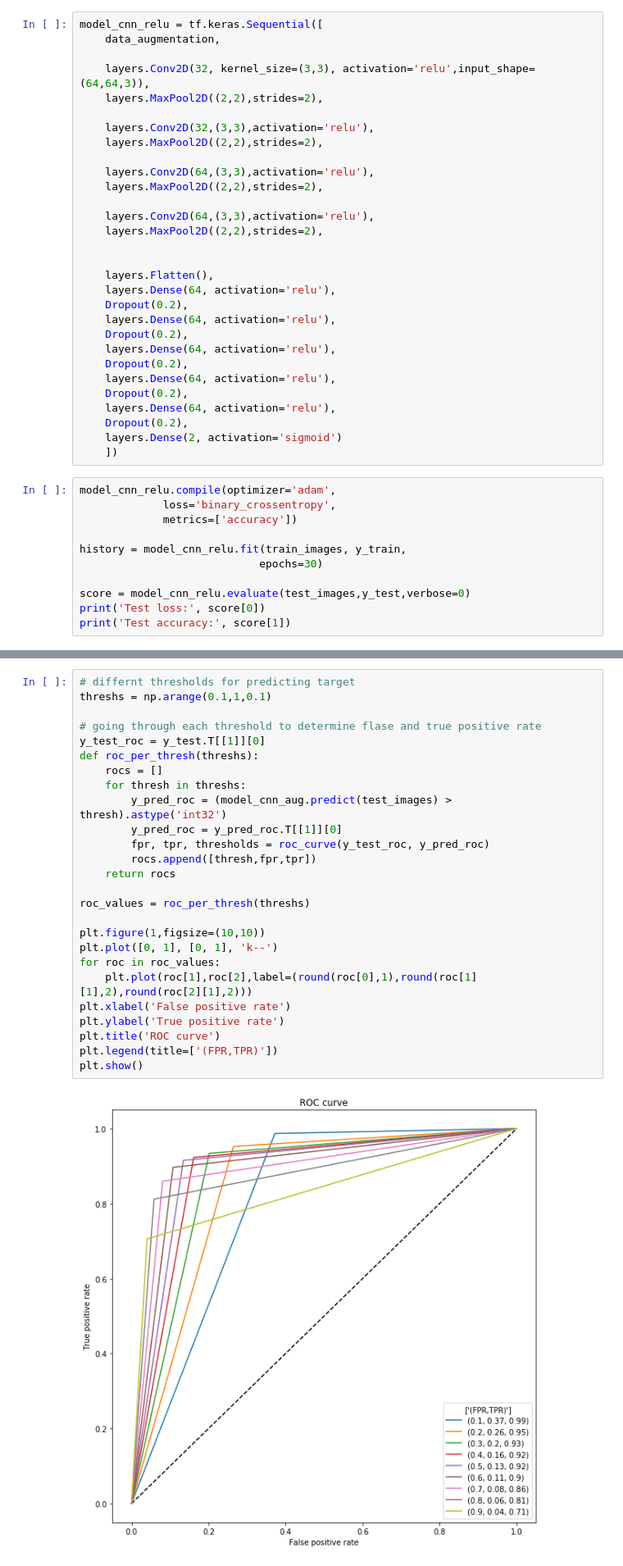
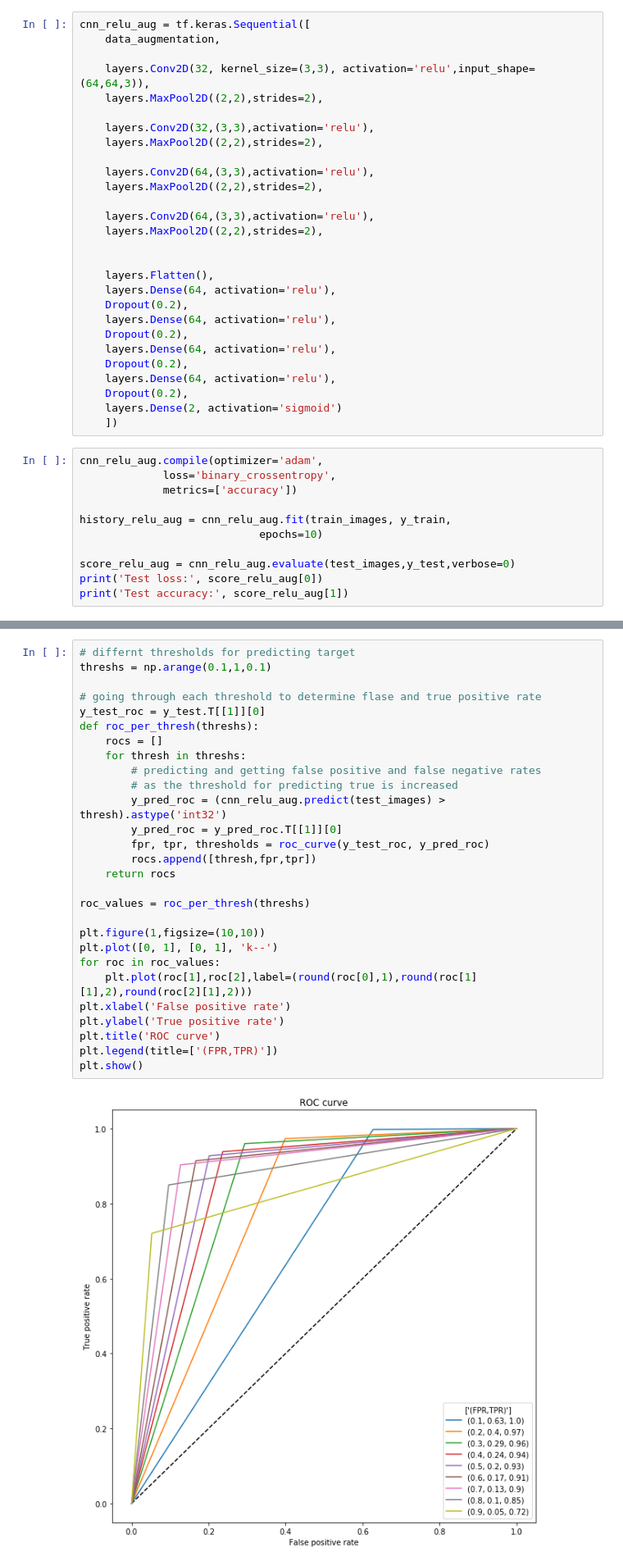
Before and after one commit to laurenphipps/x-ray-neuralnet, a Jupyter notebook: Final-Notebook.ipynb, the cells around one changed output, grey strips where cells are left out. Shown at 82% size. Drawn from its saved outputs; the diff is of its cells as text.

Commit message:
adjusted models one last time

```diff
--- a/Final-Notebook.ipynb
+++ b/Final-Notebook.ipynb
@@ -435,5 +486,5 @@ The reason this model underperformed was that only using 2 hidden layers does no
 # %%
-model_cnn_relu = tf.keras.Sequential([
+cnn_relu_aug = tf.keras.Sequential([
     data_augmentation,
 
     layers.Conv2D(32, kernel_size=(3,3), activation='relu',input_shape=(64,64,3)),
@@ -458,19 +509,17 @@ model_cnn_relu = tf.keras.Sequential([
     Dropout(0.2),
     layers.Dense(64, activation='relu'),
     Dropout(0.2),
-    layers.Dense(64, activation='relu'),
-    Dropout(0.2),
     layers.Dense(2, activation='sigmoid')
     ])
 # %%
-model_cnn_relu.compile(optimizer='adam',
+cnn_relu_aug.compile(optimizer='adam',
              loss='binary_crossentropy',
              metrics=['accuracy'])
 
-history = model_cnn_relu.fit(train_images, y_train,
-                            epochs=30)
+history_relu_aug = cnn_relu_aug.fit(train_images, y_train,
+                            epochs=10)
 
-score = model_cnn_relu.evaluate(test_images,y_test,verbose=0)
-print('Test loss:', score[0])
-print('Test accuracy:', score[1])
+score_relu_aug = cnn_relu_aug.evaluate(test_images,y_test,verbose=0)
+print('Test loss:', score_relu_aug[0])
+print('Test accuracy:', score_relu_aug[1])
 # %% [output]
@@ -564,31 +613,33 @@ For this project, we focused on the recall and accuracy score. With identifying
 # %%
 # differnt thresholds for predicting target
 threshs = np.arange(0.1,1,0.1)
 
 # going through each threshold to determine flase and true positive rate
 y_test_roc = y_test.T[[1]][0]
 def roc_per_thresh(threshs):
     rocs = []
     for thresh in threshs:
-        y_pred_roc = (model_cnn_aug.predict(test_images) > thresh).astype('int32')
+        # predicting and getting false positive and false negative rates
+        # as the threshold for predicting true is increased
+        y_pred_roc = (cnn_relu_aug.predict(test_images) > thresh).astype('int32')
         y_pred_roc = y_pred_roc.T[[1]][0]
         fpr, tpr, thresholds = roc_curve(y_test_roc, y_pred_roc)
         rocs.append([thresh,fpr,tpr])
     return rocs
 
 roc_values = roc_per_thresh(threshs)
 
 plt.figure(1,figsize=(10,10))
 plt.plot([0, 1], [0, 1], 'k--')
 for roc in roc_values:
     plt.plot(roc[1],roc[2],label=(round(roc[0],1),round(roc[1][1],2),round(roc[2][1],2)))
 plt.xlabel('False positive rate')
 plt.ylabel('True positive rate')
 plt.title('ROC curve')
 plt.legend(title=['(FPR,TPR)'])
 plt.show()
 # %% [output]
-[figure, old version]
+[figure, new version]
 # %% [markdown]
 #### Metrics (recall, f1, accuracy)
 # %%
```
Also changed, not shown: parts of 21 cells of this notebook.
